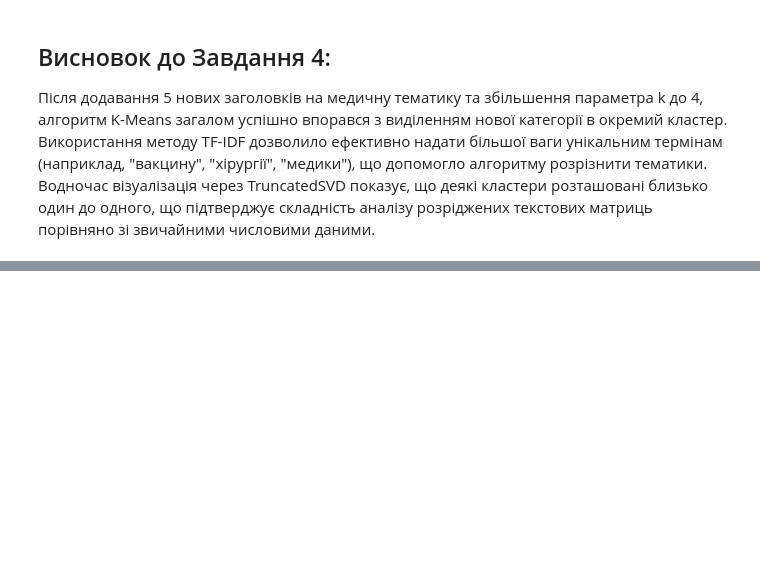
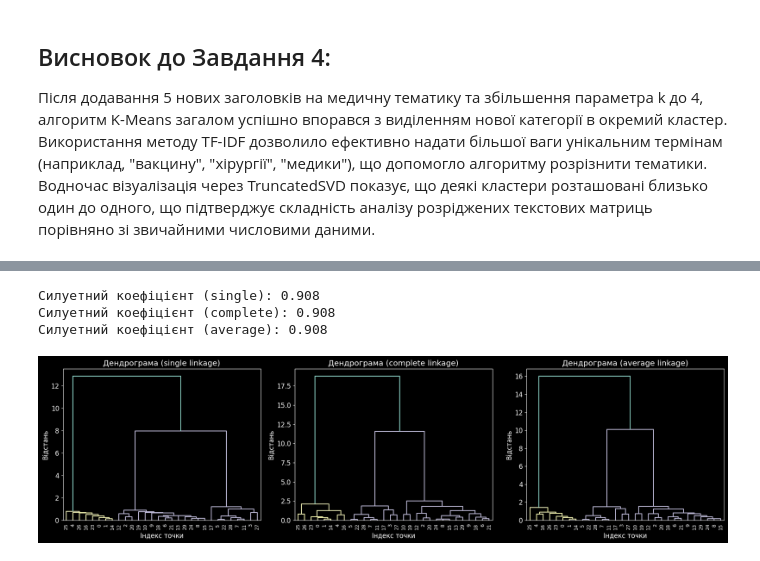
Before and after one commit to Egorkud/machine-learning-2026, a Jupyter notebook: Clasterisation.ipynb, the cells around one changed output, grey strips where cells are left out. Saved outputs shown, nothing was run; the diff lists cells and outputs as text; code cells hidden in the pictures; blank space fills up the shorter version.

```diff
--- a/Clasterisation.ipynb
+++ b/Clasterisation.ipynb
@@ -693,0 +753,36 @@ for c in range(4):
+# %%
+import matplotlib.pyplot as plt
+from scipy.cluster.hierarchy import dendrogram, linkage
+from sklearn.cluster import AgglomerativeClustering
+from sklearn.metrics import silhouette_score
+
+# Беремо 30 точок для побудови читабельних дендрограм
+X_small = X[:30]
+methods = ['single', 'complete', 'average']
+
+# Створюємо полотно для 3 графіків
+fig, axes = plt.subplots(1, 3, figsize=(18, 5))
+
+for i, method in enumerate(methods):
+    # 1. Будуємо ієрархію для дендрограми (на 30 точках)
+    Z = linkage(X_small, method=method)
+
+    # Малюємо дендрограму
+    axes[i].set_title(f'Дендрограма ({method} linkage)')
+    dendrogram(Z, ax=axes[i], leaf_rotation=90, leaf_font_size=9)
+    axes[i].set_xlabel('Індекс точки')
+    axes[i].set_ylabel('Відстань')
+
+    # 2. Обчислюємо силуетний коефіцієнт на ВСІХ даних (k=3)
+    hier = AgglomerativeClustering(n_clusters=3, linkage=method)
+    labels_hier = hier.fit_predict(X)
+    score = silhouette_score(X, labels_hier)
+    print(f"Силуетний коефіцієнт ({method}): {score:.3f}")
+
+plt.tight_layout()
+plt.show()
+# %% [output]
+Силуетний коефіцієнт (single): 0.908
+Силуетний коефіцієнт (complete): 0.908
+Силуетний коефіцієнт (average): 0.908
+[figure, added]
```
Also changed, not shown: parts of 7 cells of this notebook.
